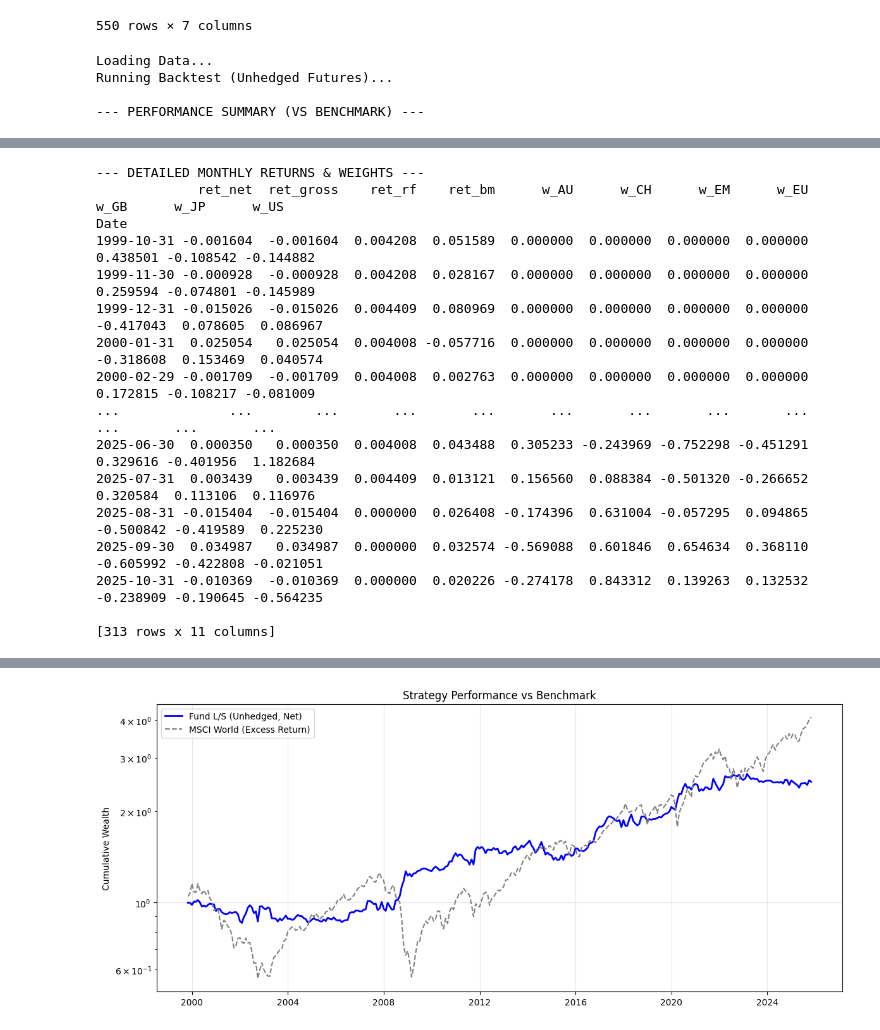
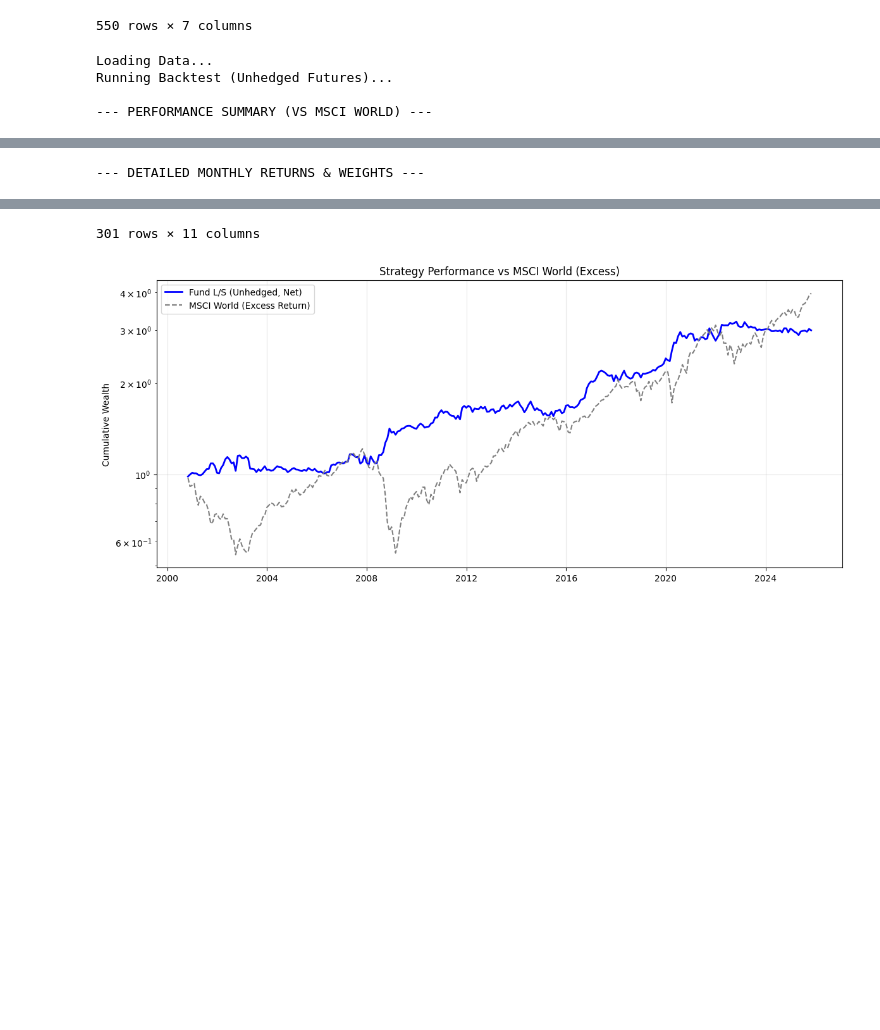
Before and after one commit to DanUZH/PMP_December_8, a Jupyter notebook: Code/Fundamental_strategy.ipynb, the cells around one changed output, grey strips where cells are left out. Cells and saved outputs as stored; diff of their text form; code cells hidden in the pictures; blank space fills up the shorter version.

Commit message:
Final FIndamental Strategy

```diff
--- a/Code/Fundamental_strategy.ipynb
+++ b/Code/Fundamental_strategy.ipynb
@@ -141,11 +140,22 @@ def load_rf_csv(path: Path) -> pd.Series:
 
 
 def load_benchmark(path: Path) -> pd.Series:
+    """
+    Load Benchmark Excel, select MSCI World, compute returns.
+    """
     df = pd.read_excel(path)
+
+    # Parse dates and align to MonthEnd
     df["Date"] = pd.to_datetime(df["Date"]) + MonthEnd(0)
     df = df.set_index("Date").sort_index()
+
+    # Ensure we select MSCI World and calculate returns
+    # Assuming column name is strictly "MSCI World"
     prices = df["MSCI World"]
+
+    # Calculate returns
     returns = prices.pct_change()
+
     return returns
 # %%
 # =============================================================================
@@ -158,7 +168,7 @@ def compute_signals(fund_dict, returns_df, config):
     # 1) Estimate rolling vol per region
     rolling_std = (
         returns_df
-        .rolling(window=24, min_periods=24)
+        .rolling(window=36, min_periods=36)
         .std()
         .replace(0, np.nan)
     )
@@ -271,10 +281,10 @@ perf_df = pmp.run_cc_strategy(
 # We overwrite it with MSCI World for the summary.
 
 # 1. Align MSCI World returns to the backtest dates
-#aligned_msci = benchmark_returns.reindex(perf_df.index).fillna(0)
+aligned_msci = benchmark_returns.reindex(perf_df.index).fillna(0)
 
 # 2. Inject into results DataFrame
-#perf_df["ret_bm"] = aligned_msci
+perf_df["ret_bm"] = aligned_msci
 
 # E. Plotting & Summary
 perf_df = perf_df[perf_df["turnover"].cumsum() > 0]
@@ -285,7 +295,7 @@ cum_strat = (1 + perf_df["ret_net"]).cumprod()
 bench_excess = perf_df["ret_bm"] - perf_df["ret_rf"]
 cum_bench = (1 + bench_excess).cumprod()
 
-print("\n--- PERFORMANCE SUMMARY (VS BENCHMARK) ---")
+print("\n--- PERFORMANCE SUMMARY (VS MSCI WORLD) ---")
 
 # Now run the summary function. It will pick up the modified 'ret_bm' from perf_df
 # NOTE: Assumes run_perf_summary_benchmark_vs_strategy is defined in your environment
@@ -305,7 +315,7 @@ cols_to_show = ["ret_net", "ret_gross", "ret_rf", "ret_bm"] + [
 
 pd.set_option('display.max_columns', None)
 pd.set_option('display.width', 1000)
-print(perf_df[cols_to_show])
+display(perf_df[cols_to_show])
 
 # --------------------------------------------------
 # Plot performance & weights
@@ -315,11 +325,13 @@ plt.figure(figsize=(12, 10))
 plt.subplot(2, 1, 1)
 plt.plot(cum_strat.index, cum_strat, label="Fund L/S (Unhedged, Net)", color='blue', linewidth=2)
 plt.plot(cum_bench.index, cum_bench, label="MSCI World (Excess Return)", color='gray', linestyle="--") # Updated Label
-plt.title("Strategy Performance vs Benchmark")
+plt.title("Strategy Performance vs MSCI World (Excess)")
 plt.ylabel("Cumulative Wealth")
 plt.yscale("log")
 plt.legend()
 plt.grid(True, alpha=0.3)
+
+
 
 plt.tight_layout()
 plt.show()
@@ -330,5 +342,5 @@ perf_df.to_csv("../Results/fundamental_equity.csv")
 Loading Data...
 Running Backtest (Unhedged Futures)...
 
---- PERFORMANCE SUMMARY (VS BENCHMARK) ---
+--- PERFORMANCE SUMMARY (VS MSCI WORLD) ---
 |  | MSCI World | Fund L/S (Unhedged) |
@@ -351,16 +363 @@ Running Backtest (Unhedged Futures)...
 --- DETAILED MONTHLY RETURNS & WEIGHTS ---
-             ret_net  ret_gross    ret_rf    ret_bm      w_AU      w_CH      w_EM      w_EU      w_GB      w_JP      w_US
-Date
-1999-10-31 -0.001604  -0.001604  0.004208  0.051589  0.000000  0.000000  0.000000  0.000000  0.438501 -0.108542 -0.144882
-1999-11-30 -0.000928  -0.000928  0.004208  0.028167  0.000000  0.000000  0.000000  0.000000  0.259594 -0.074801 -0.145989
-1999-12-31 -0.015026  -0.015026  0.004409  0.080969  0.000000  0.000000  0.000000  0.000000 -0.417043  0.078605  0.086967
-2000-01-31  0.025054   0.025054  0.004008 -0.057716  0.000000  0.000000  0.000000  0.000000 -0.318608  0.153469  0.040574
-2000-02-29 -0.001709  -0.001709  0.004008  0.002763  0.000000  0.000000  0.000000  0.000000  0.172815 -0.108217 -0.081009
-...              ...        ...       ...       ...       ...       ...       ...       ...       ...       ...       ...
-2025-06-30  0.000350   0.000350  0.004008  0.043488  0.305233 -0.243969 -0.752298 -0.451291  0.329616 -0.401956  1.182684
-2025-07-31  0.003439   0.003439  0.004409  0.013121  0.156560  0.088384 -0.501320 -0.266652  0.320584  0.113106  0.116976
-2025-08-31 -0.015404  -0.015404  0.000000  0.026408 -0.174396  0.631004 -0.057295  0.094865 -0.500842 -0.419589  0.225230
-2025-09-30  0.034987   0.034987  0.000000  0.032574 -0.569088  0.601846  0.654634  0.368110 -0.605992 -0.422808 -0.021051
-2025-10-31 -0.010369  -0.010369  0.000000  0.020226 -0.274178  0.843312  0.139263  0.132532 -0.238909 -0.190645 -0.564235
-
-[313 rows x 11 columns]
@@ -367,4 +377,5 @@ Date
+301 rows × 11 columns
-[figure, old version]
+[figure, new version]
 # %%
 pmp.run_factor_regression(perf_df, famafrench_data, alreadyXs=True)
 # %% [output]
```
Also changed, not shown: parts of 3 cells of this notebook.
